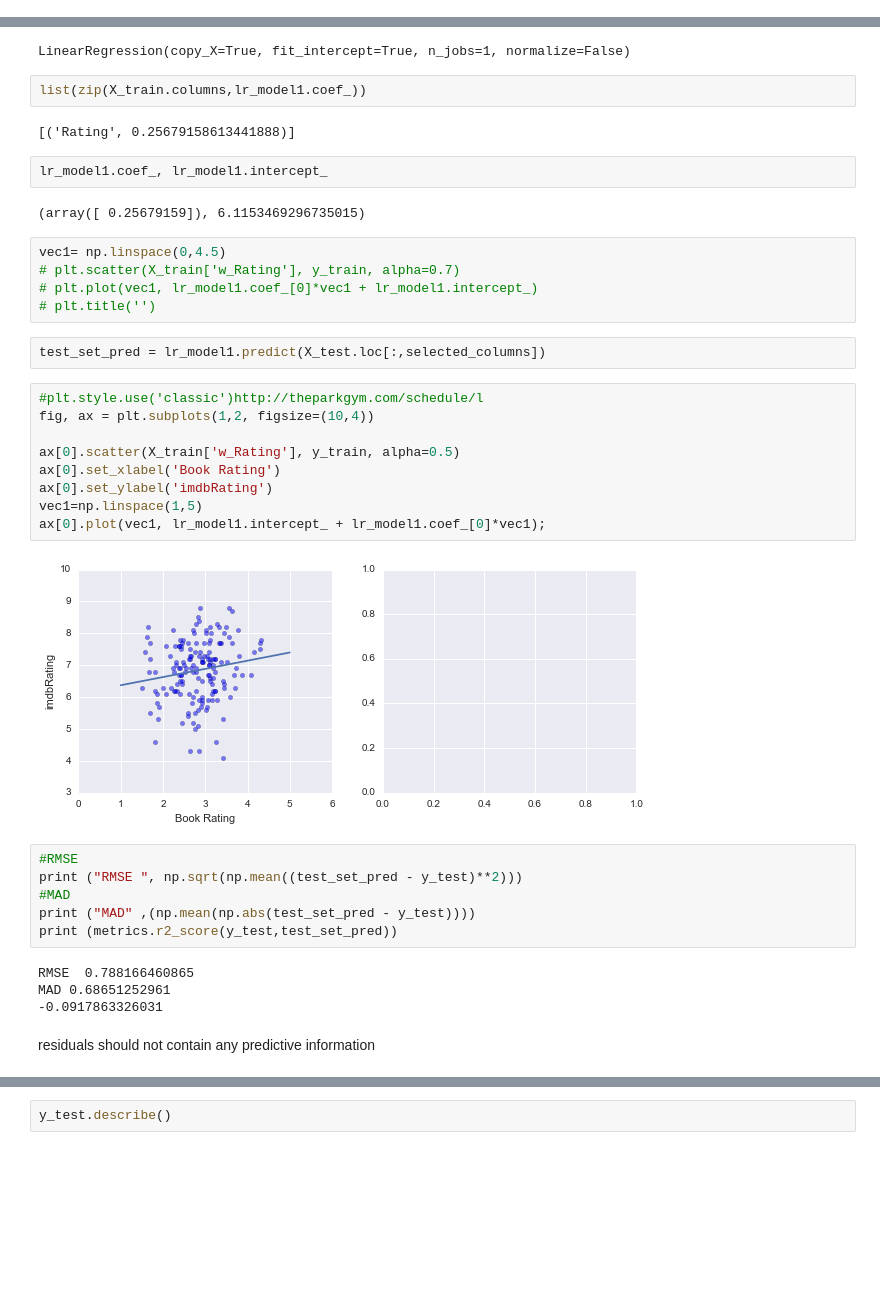
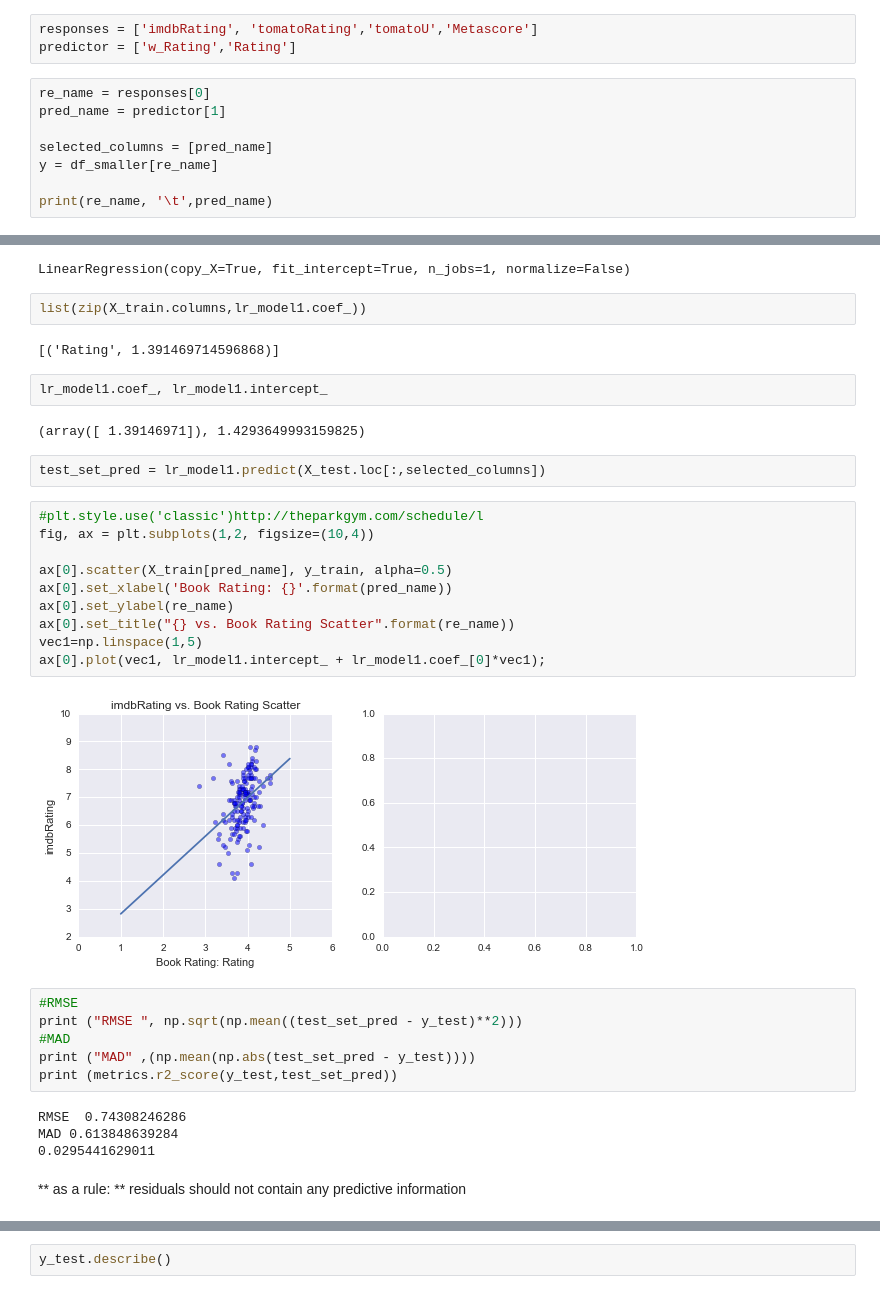
Before and after one commit to billiescodes/movie_book_reviews, a Jupyter notebook: np_workingFit.ipynb, the cells around one changed output, grey strips where cells are left out. Saved outputs shown, nothing was run; the diff lists cells and outputs as text; blank space fills up the shorter version.

```diff
--- a/np_workingFit.ipynb
+++ b/np_workingFit.ipynb
@@ -185,0 +176,11 @@ y = df_smaller['tomatoRating']
+# %%
+responses = ['imdbRating', 'tomatoRating','tomatoU','Metascore']
+predictor = ['w_Rating','Rating']
+# %%
+re_name = responses[0]
+pred_name = predictor[1]
+
+selected_columns = [pred_name]
+y = df_smaller[re_name]
+
+print(re_name, '\t',pred_name)
@@ -205,29 +208,25 @@ LinearRegression(copy_X=True, fit_intercept=True, n_jobs=1, normalize=False)
 # %%
 list(zip(X_train.columns,lr_model1.coef_))
 # %% [output]
-[('Rating', 0.25679158613441888)]
+[('Rating', 1.391469714596868)]
 # %%
 lr_model1.coef_, lr_model1.intercept_
 # %% [output]
-(array([ 0.25679159]), 6.1153469296735015)
+(array([ 1.39146971]), 1.4293649993159825)
-# %%
-vec1= np.linspace(0,4.5)
-# plt.scatter(X_train['w_Rating'], y_train, alpha=0.7)
-# plt.plot(vec1, lr_model1.coef_[0]*vec1 + lr_model1.intercept_)
-# plt.title('')
 # %%
 test_set_pred = lr_model1.predict(X_test.loc[:,selected_columns])
 # %%
 #plt.style.use('classic')http://theparkgym.com/schedule/l
 fig, ax = plt.subplots(1,2, figsize=(10,4))
 
-ax[0].scatter(X_train['w_Rating'], y_train, alpha=0.5)
-ax[0].set_xlabel('Book Rating')
-ax[0].set_ylabel('imdbRating')
+ax[0].scatter(X_train[pred_name], y_train, alpha=0.5)
+ax[0].set_xlabel('Book Rating: {}'.format(pred_name))
+ax[0].set_ylabel(re_name)
+ax[0].set_title("{} vs. Book Rating Scatter".format(re_name))
 vec1=np.linspace(1,5)
 ax[0].plot(vec1, lr_model1.intercept_ + lr_model1.coef_[0]*vec1);
 # %% [output]
-[figure, old version]
+[figure, new version]
 # %%
 #RMSE
 print ("RMSE ", np.sqrt(np.mean((test_set_pred - y_test)**2)))
@@ -235,8 +234,9 @@ print ("RMSE ", np.sqrt(np.mean((test_set_pred - y_test)**2)))
 print ("MAD" ,(np.mean(np.abs(test_set_pred - y_test))))
 print (metrics.r2_score(y_test,test_set_pred))
 # %% [output]
-RMSE  0.788166460865
-MAD 0.68651252961
--0.0917863326031
+RMSE  0.74308246286
+MAD 0.613848639284
+0.0295441629011
 # %% [markdown]
+** as a rule: **
 residuals should not contain any predictive information
```
Also changed, not shown: parts of 11 cells of this notebook.
